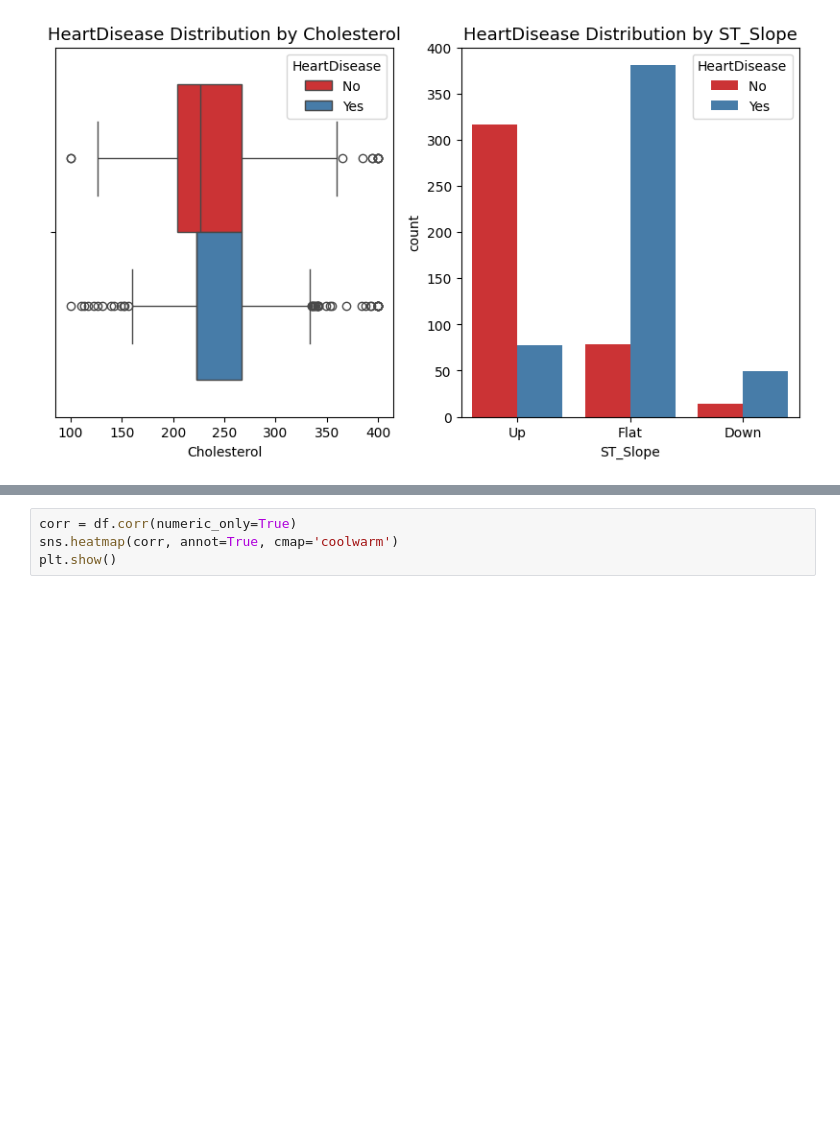
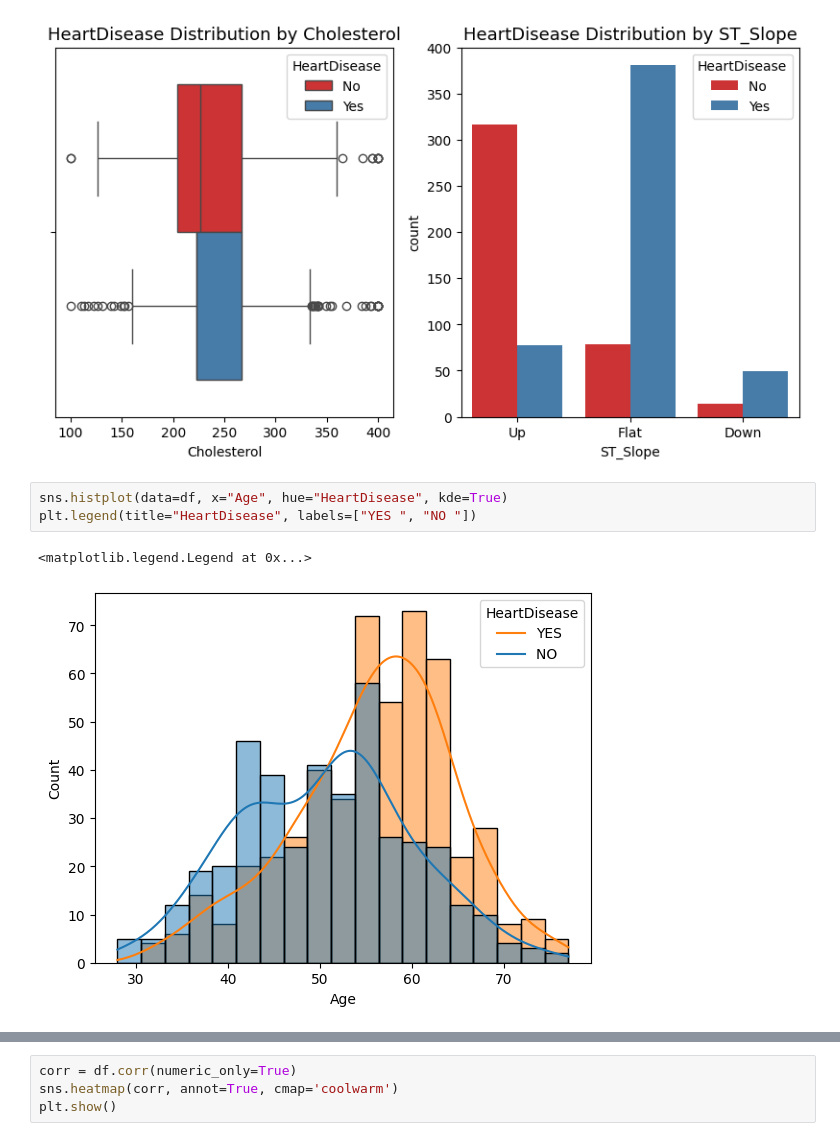
Before and after one commit to kartik23-2/EXploratorydataAnalysis, a Jupyter notebook: heart.ipynb, the cells around one changed output, grey strips where cells are left out. Cells and saved outputs as stored; diff of their text form; blank space fills up the shorter version.

Commit message:
heart patient vs Age

```diff
--- a/heart.ipynb
+++ b/heart.ipynb
@@ -282,6 +282,12 @@ axes[1].legend(title="HeartDisease", labels=["No ", "Yes "])
 # %% [output]
 <matplotlib.legend.Legend at 0x...>
 [figure]
+# %%
+sns.histplot(data=df, x="Age", hue="HeartDisease", kde=True)
+plt.legend(title="HeartDisease", labels=["YES ", "NO "])
+# %% [output]
+<matplotlib.legend.Legend at 0x...>
+[figure, added]
 # %% [markdown]
 ### ------   analysis through Heart Data:-
 1. Sex  :	Males often have higher heart disease rates
```
Also changed, not shown: parts of 1 cell of this notebook.
